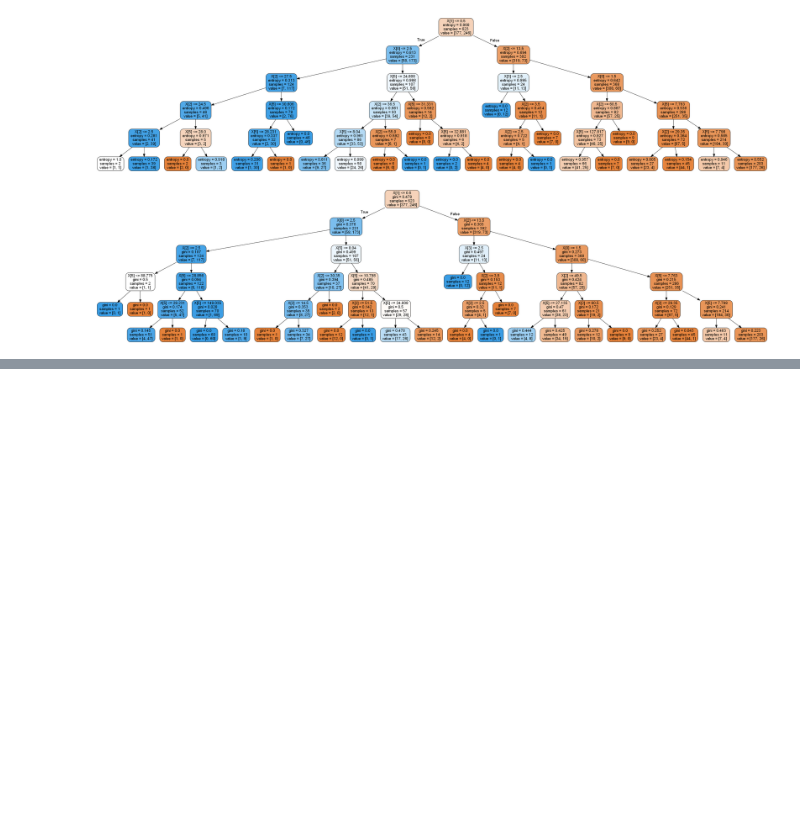
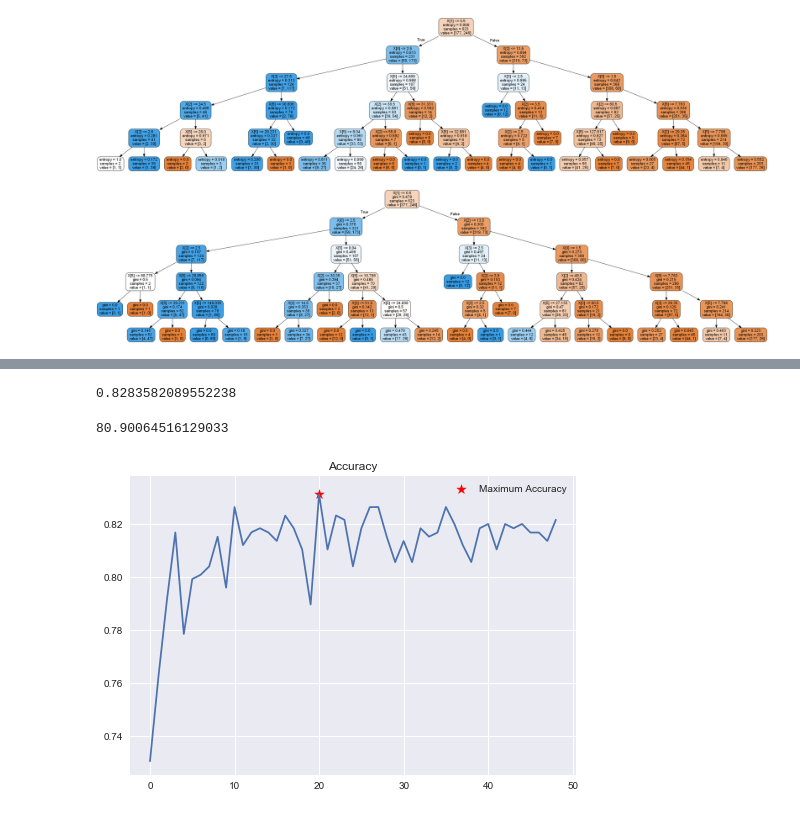
Before and after one commit to JayantGoel001/DecisionTree-And-RandomForest, a Jupyter notebook: Decision Tree On Titanic Dataset.ipynb, the cells around one changed output, grey strips where cells are left out. Cells and saved outputs as stored; diff of their text form; code cells hidden in the pictures; blank space fills up the shorter version.

```diff
--- a/Decision Tree On Titanic Dataset.ipynb
+++ b/Decision Tree On Titanic Dataset.ipynb
@@ -19,8 +19,10 @@ Two common algorithms -
 # %%
 import numpy as np
 import pandas as pd
+import matplotlib.pyplot as plt
 from sklearn.preprocessing import LabelEncoder
 from sklearn.model_selection import train_test_split
+plt.style.use('seaborn')
 # %%
 data = pd.read_csv('titanic.csv')
 data.head()
@@ -334,0 +342,7 @@ Image(graph.create_png())
+# %%
+X_train = np.array(train_data[input_cols])
+y_train = np.array(train_data[out_cols]).reshape((-1,))
+X_test = np.array(test_data[input_cols])
+y_test = np.array(test_data[out_cols]).reshape((-1,))
+model = RandomForestClassifier(n_estimators=10,max_depth=5,criterion='entropy')
+model.fit(X_train,y_train)
@@ -334,0 +360,23 @@ Image(graph.create_png())
+# %%
+model.score(X_test,y_test)
+# %% [output]
+0.8283582089552238
+# %%
+acc = cross_val_score(model,X_train,y_train,cv=5).mean()
+# %%
+print(acc*100)
+# %% [output]
+80.90064516129033
+# %%
+accuracy_list = []
+for i in range(1,50):
+    acc = cross_val_score(RandomForestClassifier(n_estimators=i,max_depth=5,criterion='entropy'),X_train,y_train,cv=5).mean()
+    accuracy_list.append(acc)
+# %%
+plt.plot(accuracy_list)
+plt.title("Accuracy")
+plt.scatter(np.argmax(accuracy_list),np.max(accuracy_list),marker="*",c='red',s=100,label="Maximum Accuracy")
+plt.legend()
+plt.show()
+# %% [output]
+[figure, added]
```
Also changed, not shown: parts of 4 cells of this notebook.
